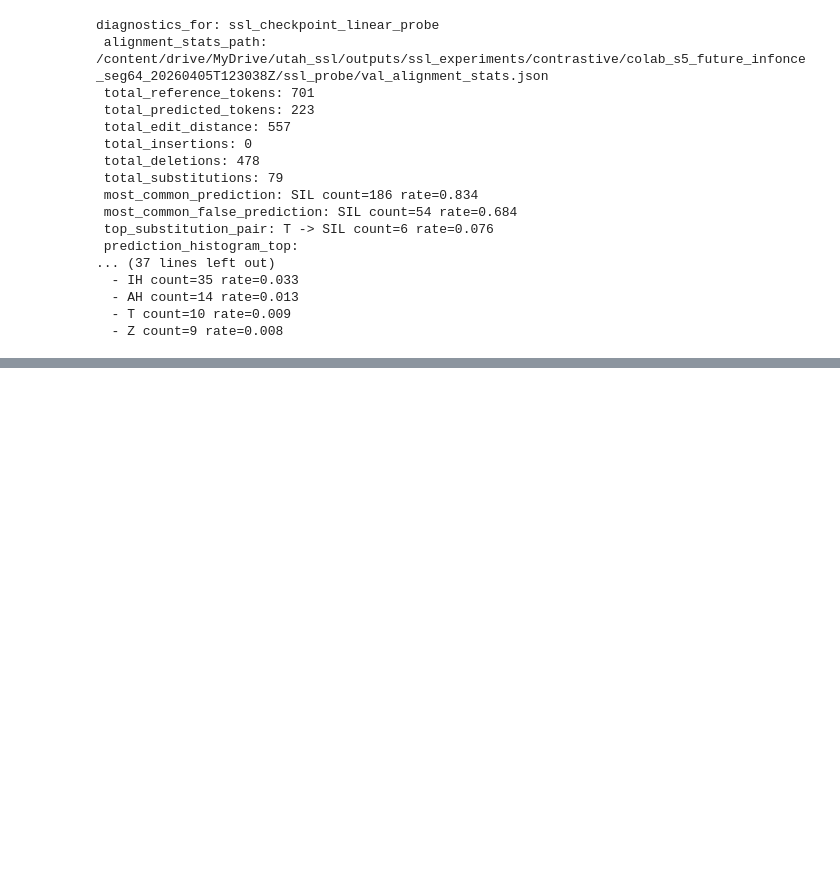
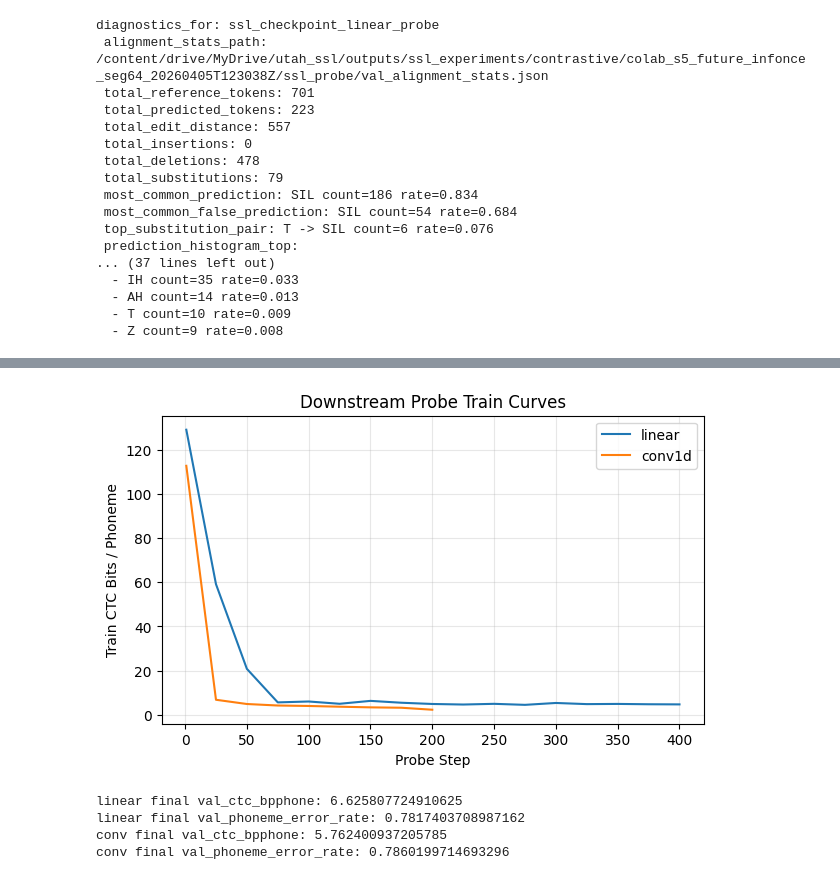
Before and after one commit to ethan-read/utah-ssl, a Jupyter notebook: analysis/active/ssl_experiments/s5_contrastive_ssl_colab.ipynb, the cells around one changed output, grey strips where cells are left out. Cells and saved outputs as stored; diff of their text form; code cells hidden in the pictures; blank space fills up the shorter version.

```diff
--- a/analysis/active/ssl_experiments/s5_contrastive_ssl_colab.ipynb
+++ b/analysis/active/ssl_experiments/s5_contrastive_ssl_colab.ipynb
@@ -760,0 +791,42 @@ diagnostics_for: ssl_checkpoint_linear_probe
+# %%
+import json
+import pandas as pd
+import matplotlib.pyplot as plt
+from pathlib import Path
+
+def load_probe_progress(path):
+    rows = [json.loads(line) for line in Path(path).read_text().splitlines() if line.strip()]
+    return pd.DataFrame(rows)
+
+linear_progress_path = Path(SSL_PROBE_SUMMARY["progress_log_path"])
+conv_progress_path = Path(QUICK_CONV1D_SUMMARY["progress_log_path"])
+
+linear_df = load_probe_progress(linear_progress_path)
+conv_df = load_probe_progress(conv_progress_path)
+
+linear_train = linear_df[linear_df["event"] == "probe_train_report"].copy()
+conv_train = conv_df[conv_df["event"] == "probe_train_report"].copy()
+
+plt.figure(figsize=(7, 4))
+plt.plot(linear_train["step"], linear_train["train_ctc_bpphone"], label="linear")
+plt.plot(conv_train["step"], conv_train["train_ctc_bpphone"], label="conv1d")
+plt.xlabel("Probe Step")
+plt.ylabel("Train CTC Bits / Phoneme")
+plt.title("Downstream Probe Train Curves")
+plt.legend()
+plt.grid(True, alpha=0.3)
+plt.show()
+
+linear_final = linear_df[linear_df["event"] == "probe_session_complete"].iloc[-1]
+conv_final = conv_df[conv_df["event"] == "probe_session_complete"].iloc[-1]
+
+print("linear final val_ctc_bpphone:", linear_final["val_ctc_bpphone"])
+print("linear final val_phoneme_error_rate:", linear_final["val_phoneme_error_rate"])
+print("conv final val_ctc_bpphone:", conv_final["val_ctc_bpphone"])
+print("conv final val_phoneme_error_rate:", conv_final["val_phoneme_error_rate"])
+# %% [output]
+[figure, added]
+linear final val_ctc_bpphone: 6.625807724910625
+linear final val_phoneme_error_rate: 0.7817403708987162
+conv final val_ctc_bpphone: 5.762400937205785
+conv final val_phoneme_error_rate: 0.7860199714693296
```
Also changed, not shown: parts of 11 cells of this notebook, 1 other file.
